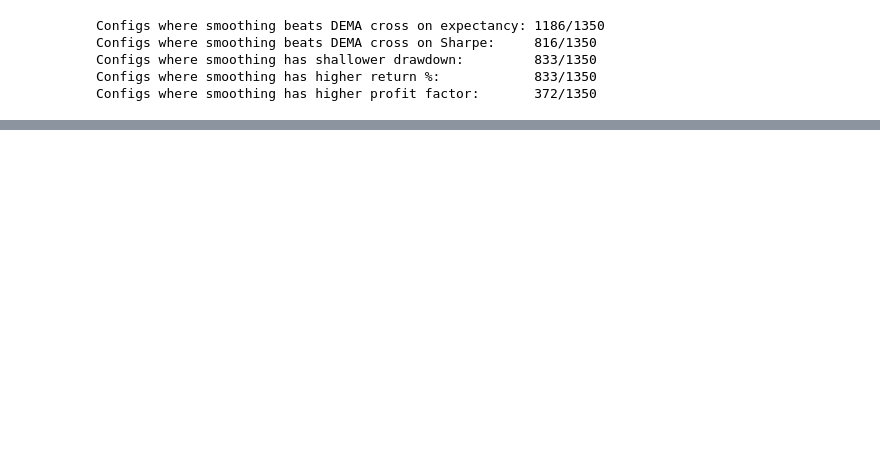
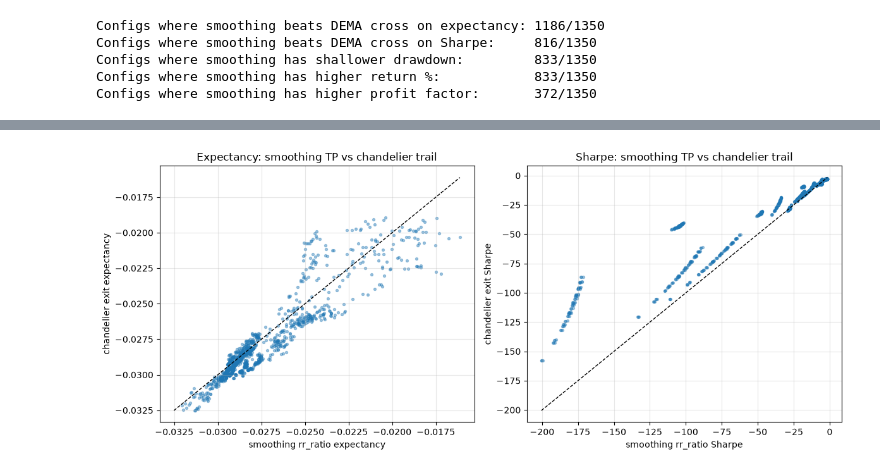
Before and after one commit to ts4blader/dema_strat, a Jupyter notebook: src/f0_raw_smoothing/comparision.ipynb, the cells around one changed output, grey strips where cells are left out. Cells and saved outputs as stored; diff of their text form; code cells hidden in the pictures; blank space fills up the shorter version.

Commit message:
✨feat(f0_smoothing): chandelier exit

```diff
--- a/src/f0_raw_smoothing/comparision.ipynb
+++ b/src/f0_raw_smoothing/comparision.ipynb
@@ -31,10 +34,12 @@ print('using', DB_PATH)
 con = sqlite3.connect(DB_PATH)
 f0 = pd.read_sql('SELECT * FROM f0', con)
 smooth = pd.read_sql('SELECT * FROM f0_raw_smoothing', con)
+chandelier = pd.read_sql('SELECT * FROM f0_smoothing_chandelier_exit', con)
 con.close()
 
 print('f0 rows:', len(f0))
 print('f0_raw_smoothing rows:', len(smooth))
+print('f0_smoothing_chandelier_exit rows:', len(chandelier))
 # %% [output]
 using /home/chris/backtester/dema_strat/src/backtest_results.db
 f0 rows: 8100
@@ -242,0 +342,18 @@ plt.show()
+# %%
+score_cs = (cs_merged['expectancy_diff'].rank(pct=True) +
+            cs_merged['sharpe_diff'].rank(pct=True) +
+            cs_merged['return_diff'].rank(pct=True) +
+            cs_merged['maxdd_improve'].rank(pct=True) +
+            cs_merged['pf_diff'].rank(pct=True)) / 5
+cs_merged['composite_score'] = score_cs.round(4)
+
+ranking_cs = cs_merged.sort_values('composite_score', ascending=False)
+top_cs = ranking_cs[['timeframe','use_vwap','n1','atr_period','sl_mult',
+                    'smooth_period',
+                    'expectancy_smooth','expectancy_chandelier',
+                    'sharpe_ratio_smooth','sharpe_ratio_chandelier',
+                    'return_pct_smooth','return_pct_chandelier',
+                    'max_dd_smooth','max_dd_chandelier',
+                    'composite_score']].head(15).round(4)
+print('top 15 configs where chandelier exit beats rr_ratio TP:')
+print(top_cs)
@@ -242,0 +456,26 @@ plt.show()
+# %%
+fig, axes = plt.subplots(1, 2, figsize=(12, 5))
+
+axes[0].scatter(cs_merged['expectancy_smooth'], cs_merged['expectancy_chandelier'],
+                s=8, alpha=0.4)
+lims = [min(cs_merged['expectancy_smooth'].min(), cs_merged['expectancy_chandelier'].min()),
+        max(cs_merged['expectancy_smooth'].max(), cs_merged['expectancy_chandelier'].max())]
+axes[0].plot(lims, lims, 'k--', lw=1)
+axes[0].set_xlabel('smoothing rr_ratio expectancy')
+axes[0].set_ylabel('chandelier exit expectancy')
+axes[0].set_title('Expectancy: smoothing TP vs chandelier trail')
+axes[0].grid(alpha=0.3)
+
+axes[1].scatter(cs_merged['sharpe_ratio_smooth'], cs_merged['sharpe_ratio_chandelier'],
+                s=8, alpha=0.4)
+lims = [min(cs_merged['sharpe_ratio_smooth'].min(), cs_merged['sharpe_ratio_chandelier'].min()),
+        max(cs_merged['sharpe_ratio_smooth'].max(), cs_merged['sharpe_ratio_chandelier'].max())]
+axes[1].plot(lims, lims, 'k--', lw=1)
+axes[1].set_xlabel('smoothing rr_ratio Sharpe')
+axes[1].set_ylabel('chandelier exit Sharpe')
+axes[1].set_title('Sharpe: smoothing TP vs chandelier trail')
+axes[1].grid(alpha=0.3)
+plt.tight_layout()
+plt.show()
+# %% [output]
+[figure, added]
```
Also changed, not shown: parts of 15 cells of this notebook, 8 other files.
